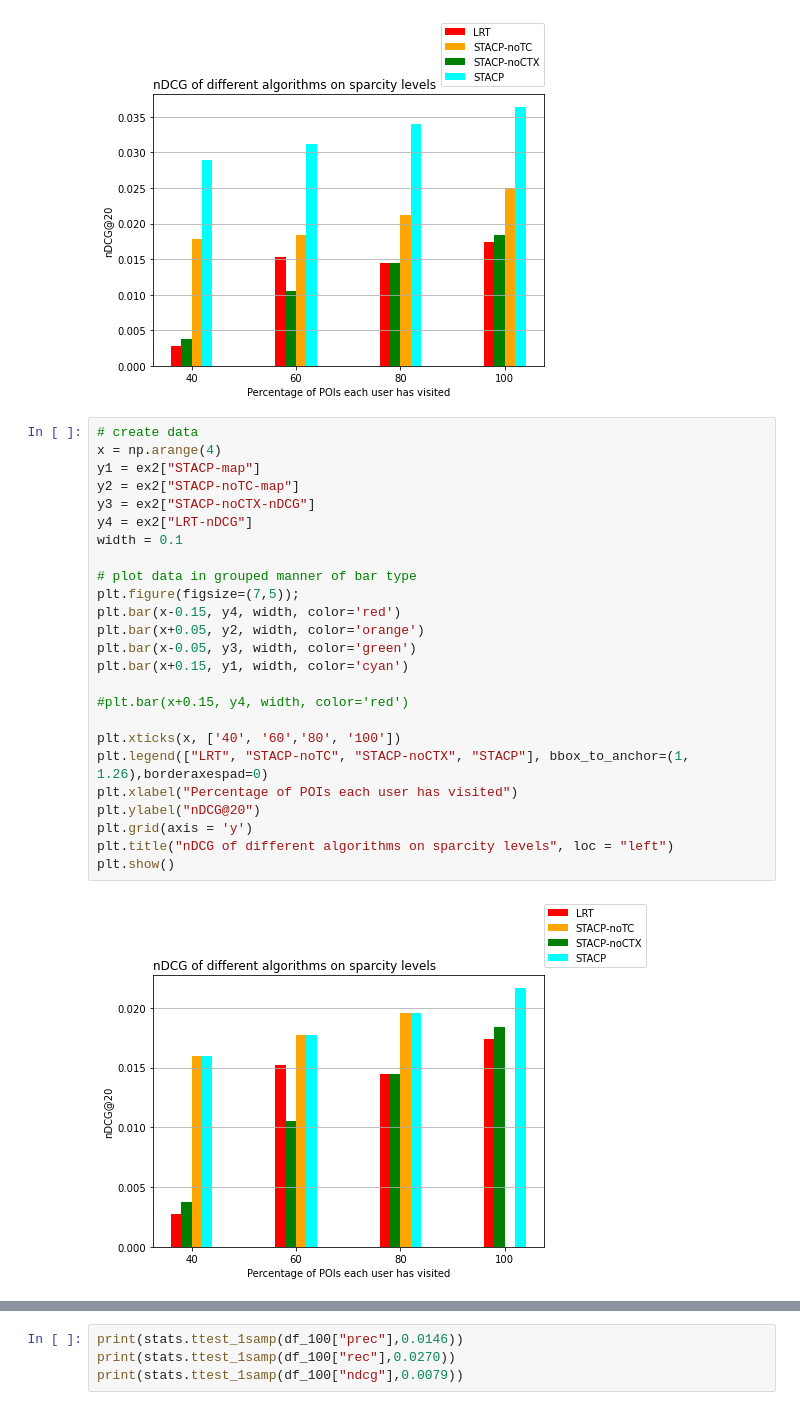
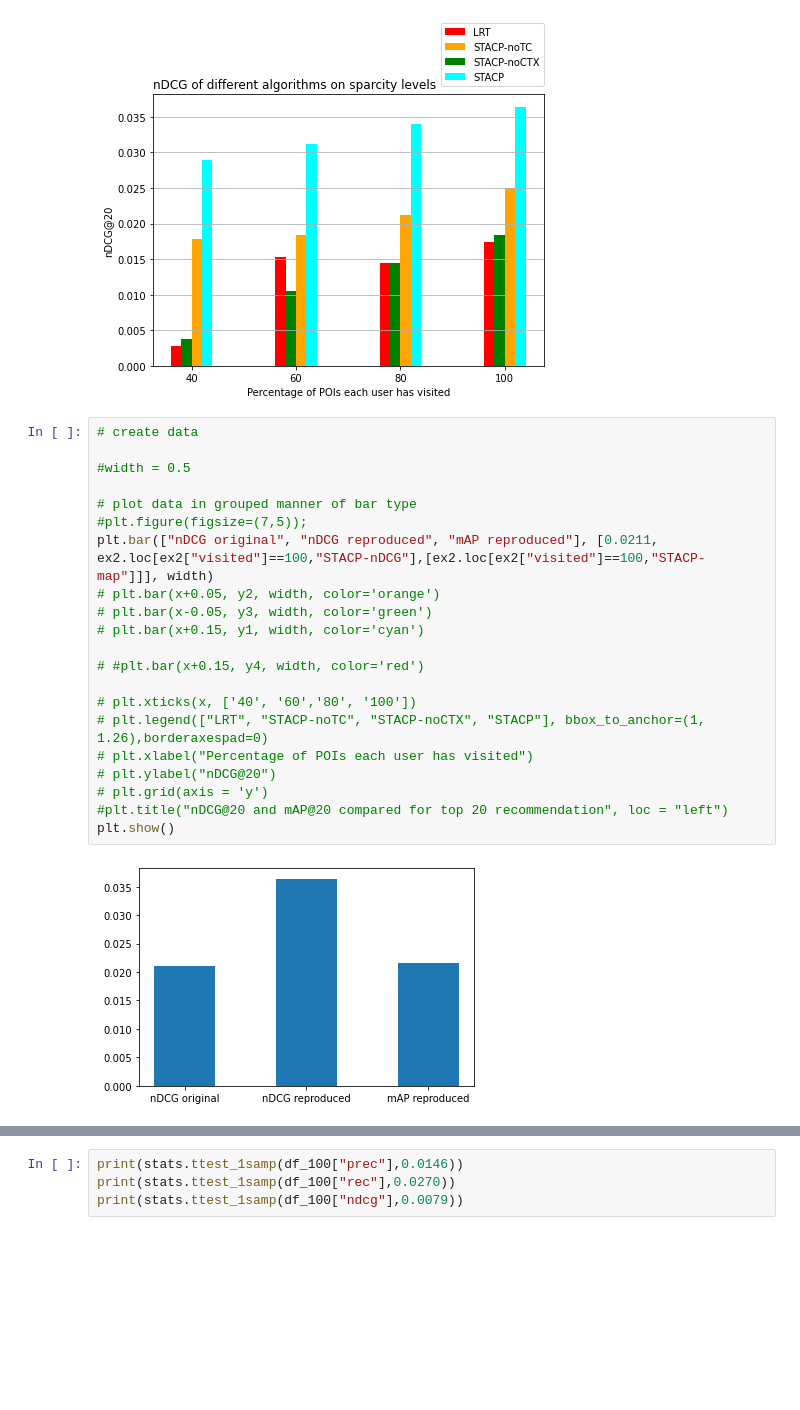
Before and after one commit to Kat-rin-sc/EDDS-Project, a Jupyter notebook: code/Ex2_Katrin.ipynb, the cells around one changed output, grey strips where cells are left out. Cells and saved outputs as stored; diff of their text form; blank space fills up the shorter version.

```diff
--- a/code/Ex2_Katrin.ipynb
+++ b/code/Ex2_Katrin.ipynb
@@ -103,28 +103,24 @@ plt.show()
 [figure]
 # %%
 # create data
-x = np.arange(4)
-y1 = ex2["STACP-map"]
-y2 = ex2["STACP-noTC-map"]
-y3 = ex2["STACP-noCTX-nDCG"]
-y4 = ex2["LRT-nDCG"]
-width = 0.1
+
+#width = 0.5
 
 # plot data in grouped manner of bar type
-plt.figure(figsize=(7,5));
-plt.bar(x-0.15, y4, width, color='red')
-plt.bar(x+0.05, y2, width, color='orange')
-plt.bar(x-0.05, y3, width, color='green')
-plt.bar(x+0.15, y1, width, color='cyan')
+#plt.figure(figsize=(7,5));
+plt.bar(["nDCG original", "nDCG reproduced", "mAP reproduced"], [0.0211, ex2.loc[ex2["visited"]==100,"STACP-nDCG"],[ex2.loc[ex2["visited"]==100,"STACP-map"]]], width)
+# plt.bar(x+0.05, y2, width, color='orange')
+# plt.bar(x-0.05, y3, width, color='green')
+# plt.bar(x+0.15, y1, width, color='cyan')
 
-#plt.bar(x+0.15, y4, width, color='red')
+# #plt.bar(x+0.15, y4, width, color='red')
 
-plt.xticks(x, ['40', '60','80', '100'])
-plt.legend(["LRT", "STACP-noTC", "STACP-noCTX", "STACP"], bbox_to_anchor=(1, 1.26),borderaxespad=0)
-plt.xlabel("Percentage of POIs each user has visited")
-plt.ylabel("nDCG@20")
-plt.grid(axis = 'y')
-plt.title("nDCG of different algorithms on sparcity levels", loc = "left")
+# plt.xticks(x, ['40', '60','80', '100'])
+# plt.legend(["LRT", "STACP-noTC", "STACP-noCTX", "STACP"], bbox_to_anchor=(1, 1.26),borderaxespad=0)
+# plt.xlabel("Percentage of POIs each user has visited")
+# plt.ylabel("nDCG@20")
+# plt.grid(axis = 'y')
+#plt.title("nDCG@20 and mAP@20 compared for top 20 recommendation", loc = "left")
 plt.show()
 # %% [output]
-[figure, old version]
+[figure, new version]
```
Also changed, not shown: parts of 2 cells of this notebook, 1 other file.
